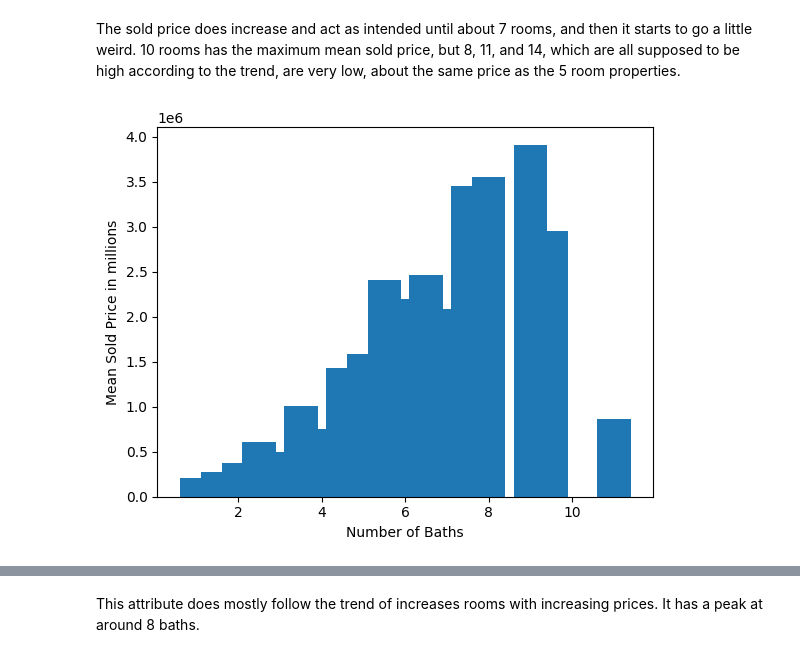
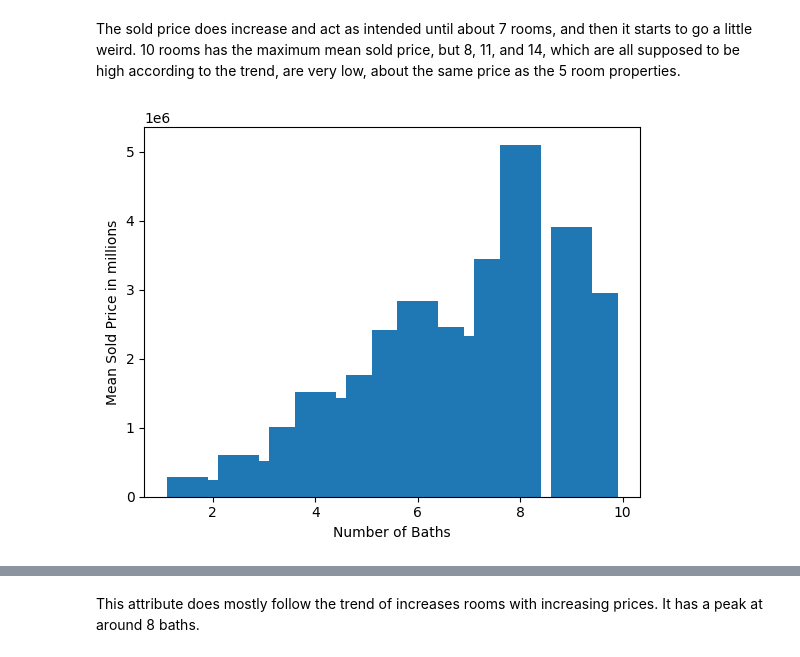
Before and after one commit to Kyra15/MachineLearningAHS, a Jupyter notebook: Project_2/Project_2.ipynb, the cells around one changed output, grey strips where cells are left out. Drawn from its saved outputs; the diff is of its cells as text; code cells hidden in the pictures.

```diff
--- a/Project_2/Project_2.ipynb
+++ b/Project_2/Project_2.ipynb
@@ -141,3 +83,5 @@ df.to_csv("raw_data.csv", index=False)
+# %%
+df = pd.read_csv("raw_data.csv")
 # %% [markdown]
 # 3. Explore the Data
 Gain insights into the data you have from step 2, making sure to identify any bias
@@ -165,17 +109,3 @@ import matplotlib.pyplot as plt
 # %%
 df["age"] = datetime.now().year - df["year_built"]
 df.drop(columns="year_built", inplace=True)
-# %%
-# look at diff between sold and list price
-# predicting sold price
-
-# outlier calcs
-outlier_upper = df["sold_price"].mean() + (2 * df["sold_price"].std())
-outlier_lower = df["sold_price"].mean() - (2 * df["sold_price"].std())
-print(f"Outlier bounds: {outlier_lower} - {outlier_upper}")
-
-outliers = df[(df["sold_price"] > outlier_upper) | (df["sold_price"] < outlier_lower)]
-print("Outliers:", outliers[["formatted_address", "sold_price"]])
-
-df = df[(df["sold_price"] <= outlier_upper) | (df["sold_price"] >= outlier_lower)]
-print(df.info())
@@ -246,13 +189,13 @@ Name: sold_price, dtype: float64
 # %% [markdown]
 From this I can see that the things that effect the price the most are the size, number of rooms, and location.
 # %%
-# scatter matrix
+# # scatter matrix
 
-from pandas.plotting import scatter_matrix
+# from pandas.plotting import scatter_matrix
 
-attributes = df.columns.difference(['formatted_address', 'property_id', 'style'])
-df["baths"] = df["full_baths"] + (df["half_baths"] * 0.5).bfill()
-df["numOfRooms"] = df["baths"] + df["beds"]
+# attributes = df.columns.difference(['formatted_address', 'property_id', 'style'])
+# df["baths"] = df["full_baths"] + (df["half_baths"] * 0.5).bfill()
+# df["numOfRooms"] = df["baths"] + df["beds"]
 
-scatter_matrix(df[attributes], figsize=(20,16))
-plt.show()
+# scatter_matrix(df[attributes], figsize=(20,16))
+# plt.show()
@@ -345,13 +299,15 @@ The sold price does increase and act as intended until about 7 rooms, and then i
 # %%
 # baths vs. price
 # more baths, higher price
+
+df["baths"] = df["full_baths"] + 0.5 * df["half_baths"].bfill()
 
 grouped_data = df.groupby("baths", as_index=False)["sold_price"].mean()
 
 plt.bar(grouped_data["baths"], grouped_data["sold_price"])
 
 plt.xlabel("Number of Baths")
 plt.ylabel("Mean Sold Price in millions")
 plt.show()
 # %% [output]
-[figure, old version]
+[figure, new version]
```
Also changed, not shown: parts of 60 cells of this notebook.
